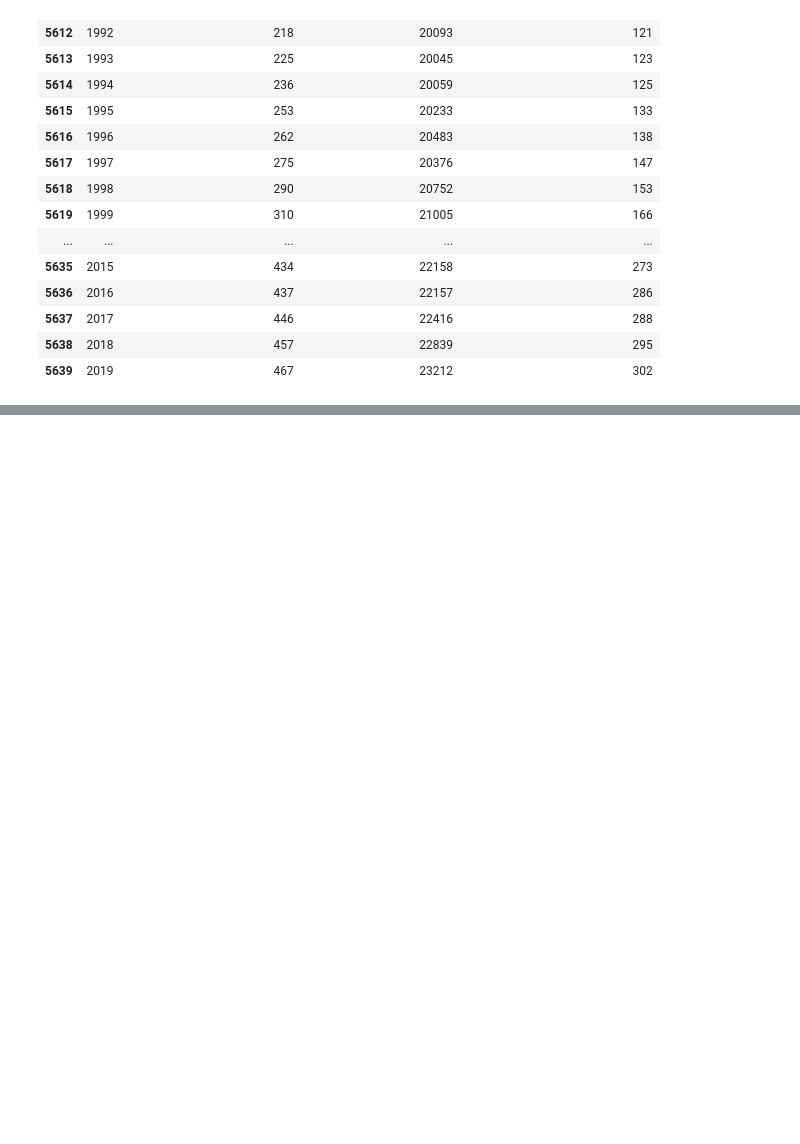
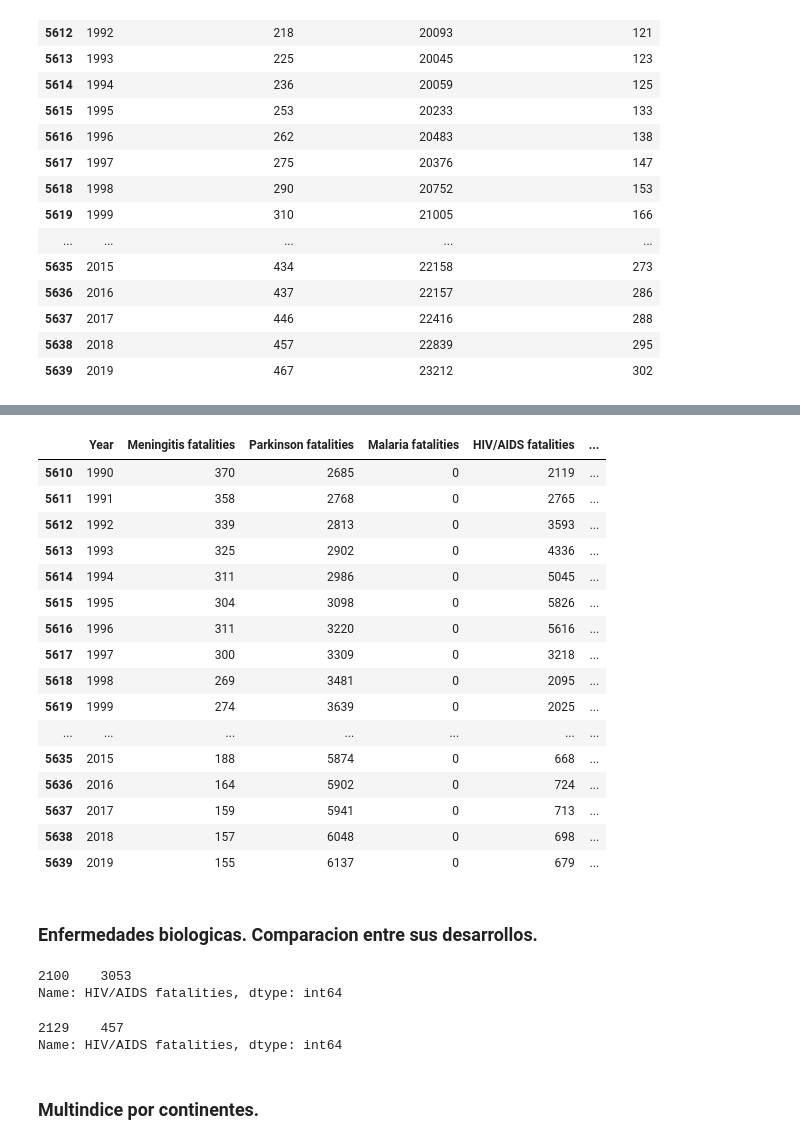
Before and after one commit to alegonzjur/ProyectoTFG, a Jupyter notebook: data/comp.ipynb, the cells around one changed output, grey strips where cells are left out. Saved outputs shown, nothing was run; the diff lists cells and outputs as text; code cells hidden in the pictures; blank space fills up the shorter version.

```diff
--- a/data/comp.ipynb
+++ b/data/comp.ipynb
@@ -137,0 +175,7 @@ nutricionales
+# %%
+france = data.query('Entity == "France"')
+spain = data.query('Entity == "Spain"')
+germany = data.query('Entity == "Germany"')
+italy = data.query('Entity == "Italy"')
+england = data.query('Entity == "England"')
+belgium = data.query('Entity == "Belgium"')
@@ -137,0 +192,37 @@ nutricionales
+# %%
+spain = spain[Enfermedades_Biologicas]
+spain
+# %% [output]
+|  | Year | Meningitis fatalities | Parkinson fatalities | Malaria fatalities | HIV/AIDS fatalities | ... |
+| 5610 | 1990 | 370 | 2685 | 0 | 2119 | ... |
+| 5611 | 1991 | 358 | 2768 | 0 | 2765 | ... |
+| 5612 | 1992 | 339 | 2813 | 0 | 3593 | ... |
+| 5613 | 1993 | 325 | 2902 | 0 | 4336 | ... |
+| 5614 | 1994 | 311 | 2986 | 0 | 5045 | ... |
+| 5615 | 1995 | 304 | 3098 | 0 | 5826 | ... |
+| 5616 | 1996 | 311 | 3220 | 0 | 5616 | ... |
+| 5617 | 1997 | 300 | 3309 | 0 | 3218 | ... |
+| 5618 | 1998 | 269 | 3481 | 0 | 2095 | ... |
+| 5619 | 1999 | 274 | 3639 | 0 | 2025 | ... |
+| ... | ... | ... | ... | ... | ... | ... |
+| 5635 | 2015 | 188 | 5874 | 0 | 668 | ... |
+| 5636 | 2016 | 164 | 5902 | 0 | 724 | ... |
+| 5637 | 2017 | 159 | 5941 | 0 | 713 | ... |
+| 5638 | 2018 | 157 | 6048 | 0 | 698 | ... |
+| 5639 | 2019 | 155 | 6137 | 0 | 679 | ... |
+# %% [markdown]
+### Enfermedades biologicas. Comparacion entre sus desarrollos.
+# %%
+France_1990 = france.query('Year == 1990')
+France_2019 = france.query('Year == 2019')
+France_1990['HIV/AIDS fatalities']
+# %% [output]
+2100    3053
+Name: HIV/AIDS fatalities, dtype: int64
+# %%
+France_2019['HIV/AIDS fatalities']
+# %% [output]
+2129    457
+Name: HIV/AIDS fatalities, dtype: int64
+# %% [markdown]
+### Multindice por continentes.
```
Also changed, not shown: parts of 7 cells of this notebook.
